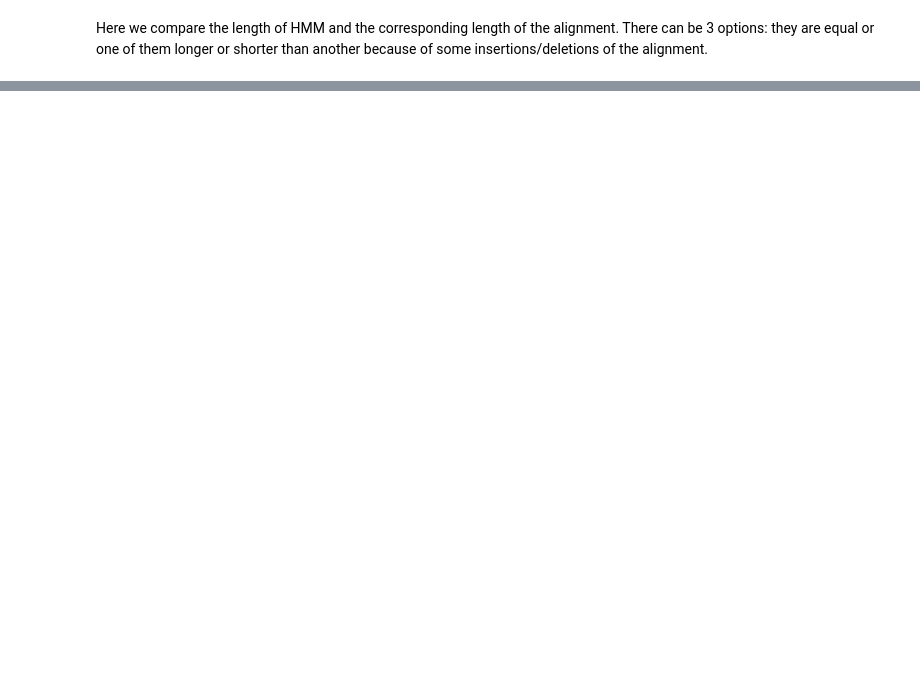
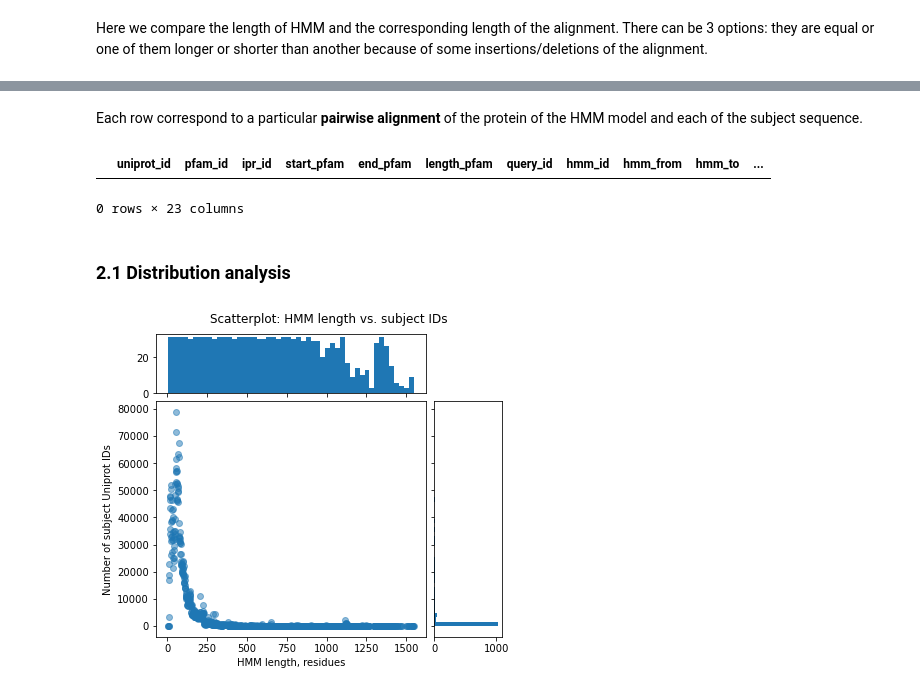
Before and after one commit to AlyaHarvelle/HMMER, a Jupyter notebook: hmm_analysis.ipynb, the cells around one changed output, grey strips where cells are left out. Drawn from its saved outputs; the diff is of its cells as text; code cells hidden in the pictures; blank space fills up the shorter version.

```diff
--- a/hmm_analysis.ipynb
+++ b/hmm_analysis.ipynb
@@ -315,0 +171,7 @@ plt.show()
+# %%
+# Load a dataframe of Pfam regions
+pfam_clustal = pd.read_csv("{}/results/pfam/pfam_overlap/pfam_disprot.csv".format(directory))
+num_proteins = pfam_clustal["query_id"].nunique()
+num_disprot_hmms = pfam_clustal["hmm_id"].nunique()
+print("The number of unique DisProt-HMMs for the {} alignments: {}".format(num_proteins, num_disprot_hmms))
+pfam_clustal.head()
@@ -315,0 +187,38 @@ plt.show()
+# %% [markdown]
+Each row correspond to a particular **pairwise alignment** of the protein of the HMM model and each of the subject sequence.
+# %%
+# Check if there are any duplicates of the pairwise alignments
+duplicates = pfam_clustal[pfam_clustal.duplicated(keep=False)]
+duplicates
+# %% [output]
+|  | uniprot_id | pfam_id | ipr_id | start_pfam | end_pfam | length_pfam | query_id | hmm_id | hmm_from | hmm_to | ... |
+0 rows × 23 columns
+# %% [markdown]
+### 2.1 Distribution analysis
+# %%
+# Scatter plot of HMM length and subject IDs
+hmmlen_unid = pfam_clustal.groupby("hmm_length")["uniprot_id"].nunique()
+
+fig = plt.figure(figsize=(6, 6))
+gs = fig.add_gridspec(2, 2,  width_ratios=(4, 1), height_ratios=(1, 4),
+                      left=0.1, right=0.9, bottom=0.2, top=0.9,
+                      wspace=0.05, hspace=0.05)
+
+ax = fig.add_subplot(gs[1, 0])
+ax_histx = fig.add_subplot(gs[0, 0], sharex=ax)
+ax_histy = fig.add_subplot(gs[1, 1], sharey=ax)
+
+ax.scatter(hmmlen_unid.index, hmmlen_unid.values, alpha=0.5, cmap="Blues")
+ax_histx.hist(hmmlen_unid.index, bins=50)
+ax_histy.hist(hmmlen_unid.values, bins=50, orientation="horizontal")
+
+ax_histx.tick_params(axis="x", labelbottom=False)
+ax_histy.tick_params(axis="y", labelleft=False)
+
+ax.set_xlabel("HMM length, residues")
+ax.set_ylabel("Number of subject Uniprot IDs")
+fig.suptitle("Scatterplot: HMM length vs. subject IDs", y=0.95)
+
+plt.show()
+# %% [output]
+[figure, added]
```
Also changed, not shown: parts of 75 cells of this notebook.
